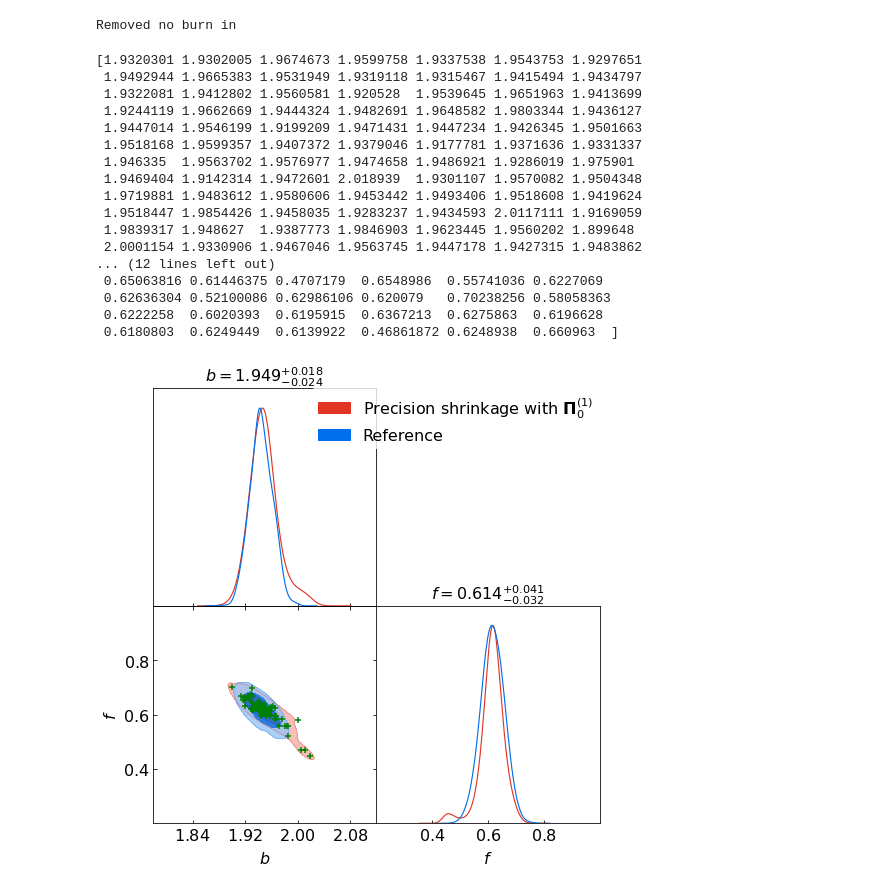
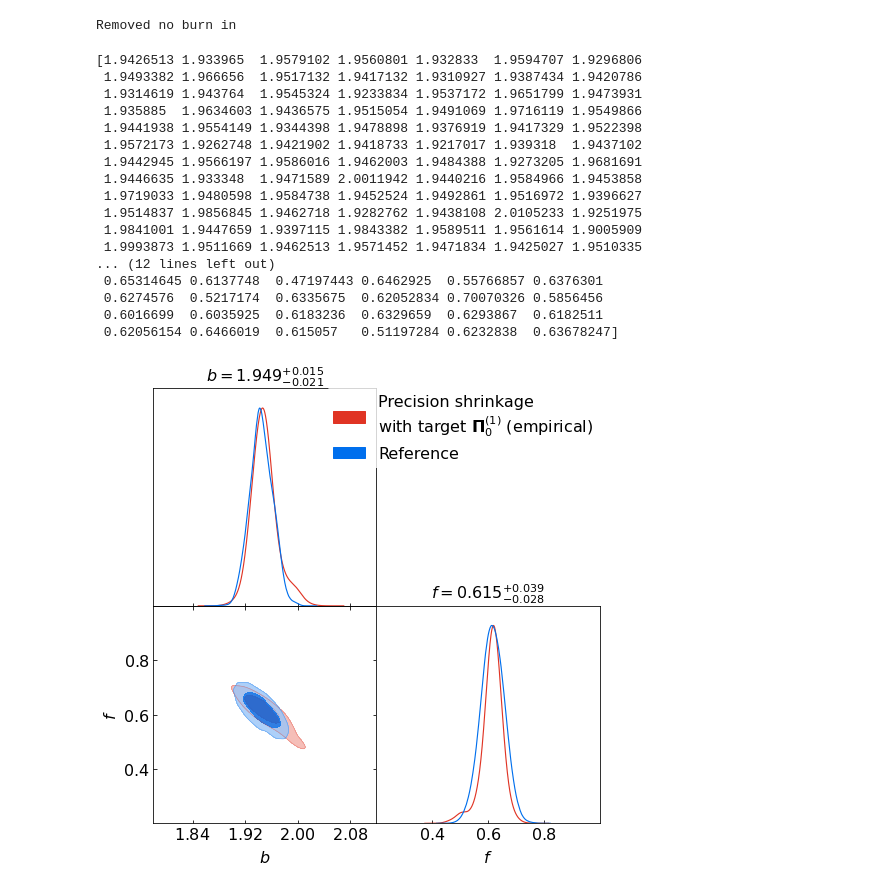
Before and after one commit to marnixlooijmans/shrinkage-estimation-paper, a Jupyter notebook: notebooks/combined-results-plots.ipynb, the cells around one changed output. Drawn from its saved outputs; the diff is of its cells as text; code cells hidden in the pictures.

```diff
--- a/notebooks/combined-results-plots.ipynb
+++ b/notebooks/combined-results-plots.ipynb
@@ -29,8 +29,8 @@ def plot_subresult(results):
 n = 21
 mat_type = "pre"
 est_type = "shrinkage_inv_then_diag"
-#label = "Covariance shrinkage with $\mathbf{T}^{(2)}$"
-label = "Precision shrinkage with $\mathbf{\Pi}_0^{(1)}$"
+#label = "Covariance shrinkage\n with target $\mathbf{T}^{(2)} (analytical)$"
+label = "Precision shrinkage\nwith target $\mathbf{\Pi}_0^{(1)}$ (empirical)"
 #label = "NERCOME"
 # %%
 datapath = f"../output/BOSS_DR12_NGC_z1/samples/n{n}/{mat_type}_{est_type}/"
@@ -38,7 +38,7 @@ filenames = [f for f in os.listdir(datapath) if not f.startswith('.')]
 
 nresults = len(filenames) # Number of subsamples
 ndim = len(names) # Number of parameters sampled
-nparticles = 2000 # Number of particles from pocoMC
+nparticles = 4000 # Number of particles from pocoMC
 nsamples = nresults * nparticles
 
 remove = []
@@ -59,7 +59,7 @@ for k, filename in enumerate(filenames):
     f_avg.append(np.mean(results["samples"][:,1]))
     #print(f"Result #{k}")
     #plot_subresult(results)
-    chain[j*2000:(j+1)*2000,:] = results["samples"]
+    chain[j*nparticles:(j+1)*nparticles,:] = results["samples"]
     j += 1
 
 f_avg = np.array(f_avg)
@@ -73,43 +73,43 @@ Removed no burn in
 print(b_avg)
 print(f_avg)
 # %% [output]
-[1.9320301 1.9302005 1.9674673 1.9599758 1.9337538 1.9543753 1.9297651
- 1.9492944 1.9665383 1.9531949 1.9319118 1.9315467 1.9415494 1.9434797
- 1.9322081 1.9412802 1.9560581 1.920528  1.9539645 1.9651963 1.9413699
- 1.9244119 1.9662669 1.9444324 1.9482691 1.9648582 1.9803344 1.9436127
- 1.9447014 1.9546199 1.9199209 1.9471431 1.9447234 1.9426345 1.9501663
- 1.9518168 1.9599357 1.9407372 1.9379046 1.9177781 1.9371636 1.9331337
- 1.946335  1.9563702 1.9576977 1.9474658 1.9486921 1.9286019 1.975901
- 1.9469404 1.9142314 1.9472601 2.018939  1.9301107 1.9570082 1.9504348
- 1.9719881 1.9483612 1.9580606 1.9453442 1.9493406 1.9518608 1.9419624
- 1.9518447 1.9854426 1.9458035 1.9283237 1.9434593 2.0117111 1.9169059
- 1.9839317 1.948627  1.9387773 1.9846903 1.9623445 1.9560202 1.899648
- 2.0001154 1.9330906 1.9467046 1.9563745 1.9447178 1.9427315 1.9483862
+[1.9426513 1.933965  1.9579102 1.9560801 1.932833  1.9594707 1.9296806
+ 1.9493382 1.966656  1.9517132 1.9417132 1.9310927 1.9387434 1.9420786
+ 1.9314619 1.943764  1.9545324 1.9233834 1.9537172 1.9651799 1.9473931
+ 1.935885  1.9634603 1.9436575 1.9515054 1.9491069 1.9716119 1.9549866
+ 1.9441938 1.9554149 1.9344398 1.9478898 1.9376919 1.9417329 1.9522398
+ 1.9572173 1.9262748 1.9421902 1.9418733 1.9217017 1.939318  1.9437102
+ 1.9442945 1.9566197 1.9586016 1.9462003 1.9484388 1.9273205 1.9681691
+ 1.9446635 1.933348  1.9471589 2.0011942 1.9440216 1.9584966 1.9453858
+ 1.9719033 1.9480598 1.9584738 1.9452524 1.9492861 1.9516972 1.9396627
+ 1.9514837 1.9856845 1.9462718 1.9282762 1.9438108 2.0105233 1.9251975
+ 1.9841001 1.9447659 1.9397115 1.9843382 1.9589511 1.9561614 1.9005909
+ 1.9993873 1.9511669 1.9462513 1.9571452 1.9471834 1.9425027 1.9510335
 ... (12 lines left out)
- 0.65063816 0.61446375 0.4707179  0.6548986  0.55741036 0.6227069
- 0.62636304 0.52100086 0.62986106 0.620079   0.70238256 0.58058363
- 0.6222258  0.6020393  0.6195915  0.6367213  0.6275863  0.6196628
- 0.6180803  0.6249449  0.6139922  0.46861872 0.6248938  0.660963  ]
+ 0.65314645 0.6137748  0.47197443 0.6462925  0.55766857 0.6376301
+ 0.6274576  0.5217174  0.6335675  0.62052834 0.70070326 0.5856456
+ 0.6016699  0.6035925  0.6183236  0.6329659  0.6293867  0.6182511
+ 0.62056154 0.6466019  0.615057   0.51197284 0.6232838  0.63678247]
 # %%
 g = plots.getSubplotPlotter(subplot_size=4)
 g.settings.figure_legend_frame = False
 g.settings.legend_fontsize=16
 g.settings.axes_fontsize=16
 g.settings.axes_labelsize=16
 g.triangle_plot(
     [samples, reference],
     filled=True,
     contour_args={'alpha':0.8}, title_limit=1,
     legend_labels=[label, "Reference"],
     param_limits = {"b": (1.78, 2.12), "f": (0.2, 1.0)} # n=21 tick limits
     #param_limits = {"b": (1.85, 2.05), "f": (0.4, 0.85)} # n=30 tick limits
     #param_limits = {"b": (1.88, 2.02), "f": (0.45, 0.75)} # n=2048 tick limits
 )
 
-cont_plot = g.get_axes(ax=(1,0))
-cont_plot.scatter(b_avg, f_avg, c="green", marker="+")
+#cont_plot = g.get_axes(ax=(1,0))
+#cont_plot.scatter(b_avg, f_avg, c="green", marker="+")
 
 #plt.savefig(f"../output/{mat_type}_{est_type}_{n}.pdf", format="pdf", bbox_inches='tight', pad_inches = 0.1)
 #plt.savefig(f"../output/BOSS_DR12_NGC_z1/plots/samples/{mat_type}_{est_type}_{n}.pdf", format="pdf", bbox_inches='tight', pad_inches = 0.1)
 # %% [output]
-[figure, old version]
+[figure, new version]
```
Also changed, not shown: 24 other files.
